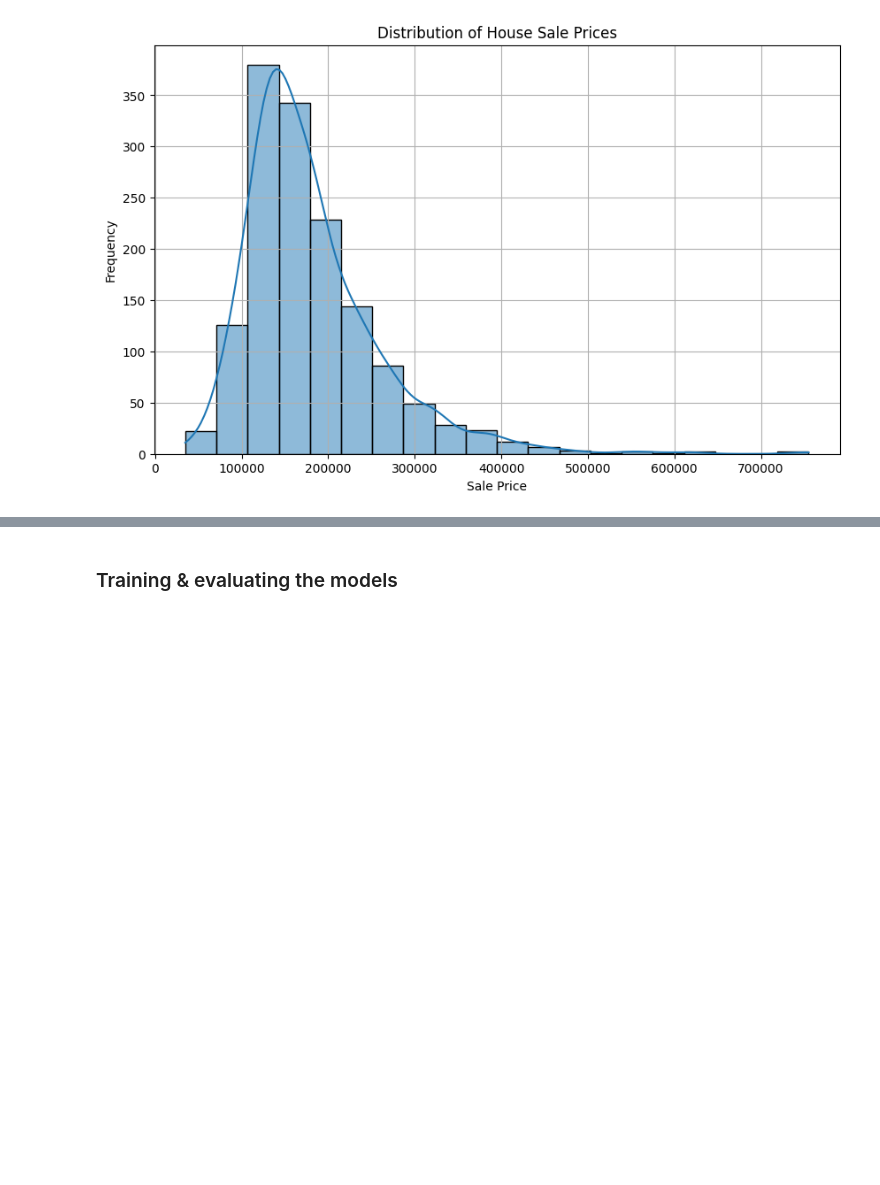
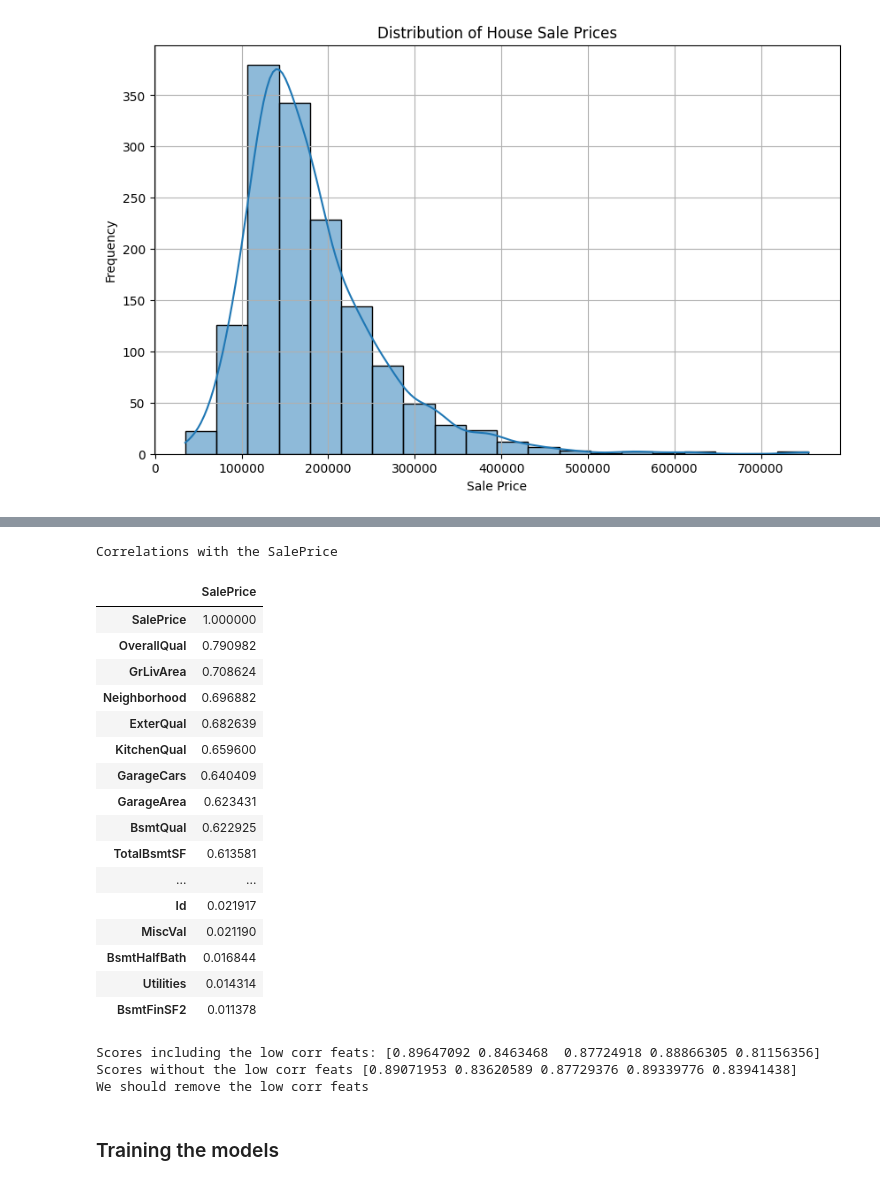
Before and after one commit to AveePB/Kaggle, a Jupyter notebook: D.house-pricing/main.ipynb, the cells around one changed output, grey strips where cells are left out. Drawn from its saved outputs; the diff is of its cells as text; code cells hidden in the pictures; blank space fills up the shorter version.

```diff
--- a/D.house-pricing/main.ipynb
+++ b/D.house-pricing/main.ipynb
@@ -70,0 +94,44 @@ plt.show()
+# %%
+df_corr = df.corr().abs()
+display_scrollable_df(pd.concat([df_corr['SalePrice'].sort_values(ascending=False)], axis=1), title="Correlations with the SalePrice")
+# %% [output]
+Correlations with the SalePrice
+|  | SalePrice |
+| SalePrice | 1.000000 |
+| OverallQual | 0.790982 |
+| GrLivArea | 0.708624 |
+| Neighborhood | 0.696882 |
+| ExterQual | 0.682639 |
+| KitchenQual | 0.659600 |
+| GarageCars | 0.640409 |
+| GarageArea | 0.623431 |
+| BsmtQual | 0.622925 |
+| TotalBsmtSF | 0.613581 |
+| ... | ... |
+| Id | 0.021917 |
+| MiscVal | 0.021190 |
+| BsmtHalfBath | 0.016844 |
+| Utilities | 0.014314 |
+| BsmtFinSF2 | 0.011378 |
+# %%
+from sklearn.model_selection import cross_val_score
+from sklearn.ensemble import RandomForestRegressor
+
+low_corr_feats = df_corr['SalePrice'][(df_corr['SalePrice'] < 0.2)].index.tolist()
+df_2 = df.copy(True)
+
+cv_all = cross_val_score(RandomForestRegressor(), df_2.loc[:, df_2.columns != 'SalePrice'].values, df_2.loc[:, 'SalePrice'].values)
+df_2.drop(columns=low_corr_feats, inplace=True)
+cv_edited = cross_val_score(RandomForestRegressor(), df_2.loc[:, df_2.columns != 'SalePrice'].values, df_2.loc[:, 'SalePrice'].values)
+
+print("Scores including the low corr feats:", cv_all)
+print("Scores without the low corr feats", cv_edited)
+
+if (cv_all.mean() < cv_edited.mean()):
+    print("We should remove the low corr feats")
+else:
+    print("We should keep the low corr feats")
+# %% [output]
+Scores including the low corr feats: [0.89647092 0.8463468  0.87724918 0.88866305 0.81156356]
+Scores without the low corr feats [0.89071953 0.83620589 0.87729376 0.89339776 0.83941438]
+We should remove the low corr feats
@@ -71,2 +147,2 @@ plt.show()
 # %% [markdown]
-<h3>Training & evaluating the models</h3>
+### Training the models
```
Also changed, not shown: parts of 21 cells of this notebook.
